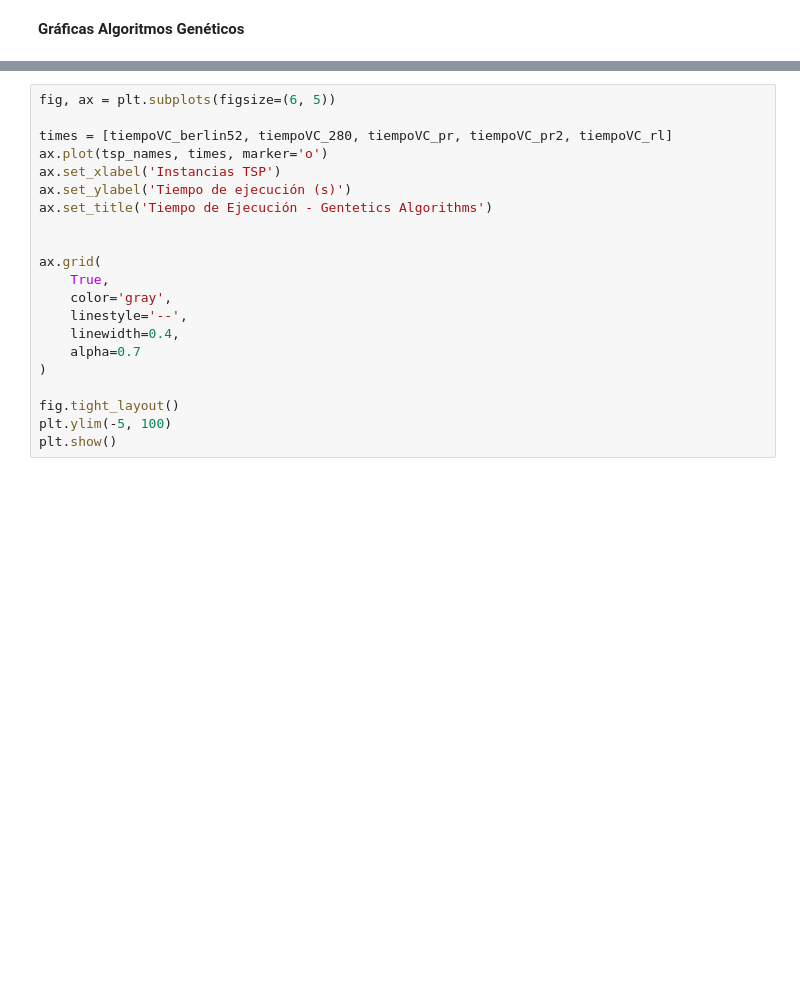
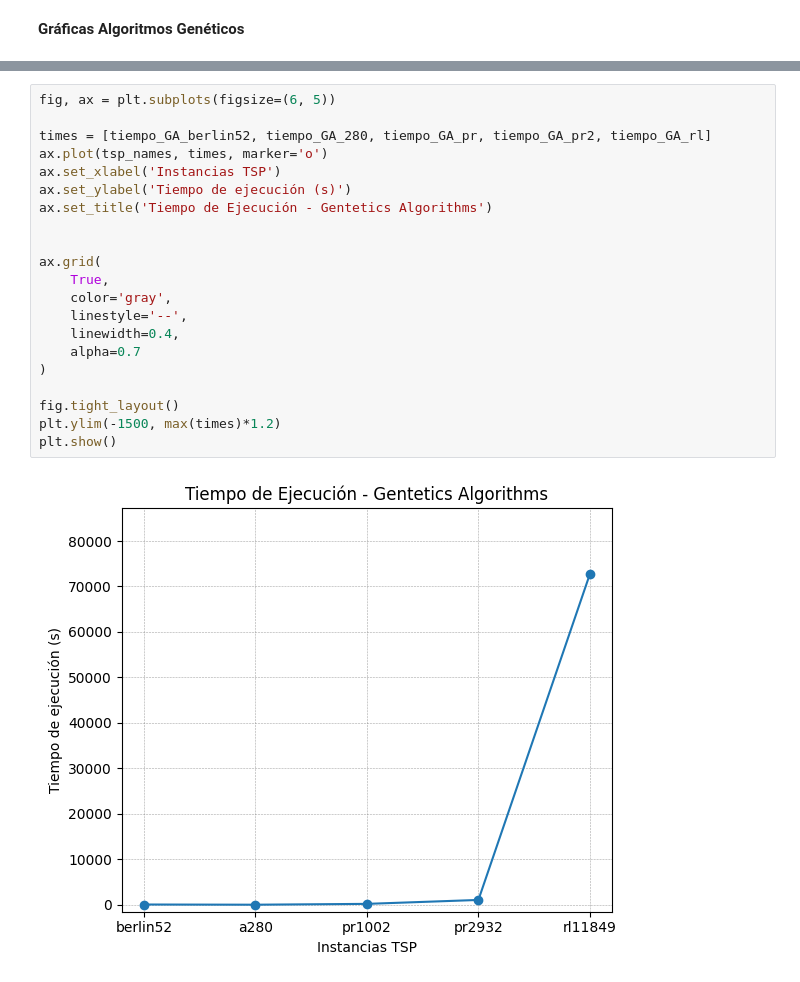
Before and after one commit to PabloMendieta03/TSP_Classical_Solutions, a Jupyter notebook: classical_solution.ipynb, the cells around one changed output, grey strips where cells are left out. Saved outputs shown, nothing was run; the diff lists cells and outputs as text; blank space fills up the shorter version.

```diff
--- a/classical_solution.ipynb
+++ b/classical_solution.ipynb
@@ -1066,21 +1072,23 @@ plt.show()
 # %%
 fig, ax = plt.subplots(figsize=(6, 5))
 
-times = [tiempoVC_berlin52, tiempoVC_280, tiempoVC_pr, tiempoVC_pr2, tiempoVC_rl]
+times = [tiempo_GA_berlin52, tiempo_GA_280, tiempo_GA_pr, tiempo_GA_pr2, tiempo_GA_rl]
 ax.plot(tsp_names, times, marker='o')
 ax.set_xlabel('Instancias TSP')
 ax.set_ylabel('Tiempo de ejecución (s)')
 ax.set_title('Tiempo de Ejecución - Gentetics Algorithms')
 
 
 ax.grid(
     True,
     color='gray',
     linestyle='--',
     linewidth=0.4,
     alpha=0.7
 )
 
 fig.tight_layout()
-plt.ylim(-5, 100)
+plt.ylim(-1500, max(times)*1.2)
 plt.show()
+# %% [output]
+[figure, added]
```
Also changed, not shown: parts of 7 cells of this notebook, 3 other files.
